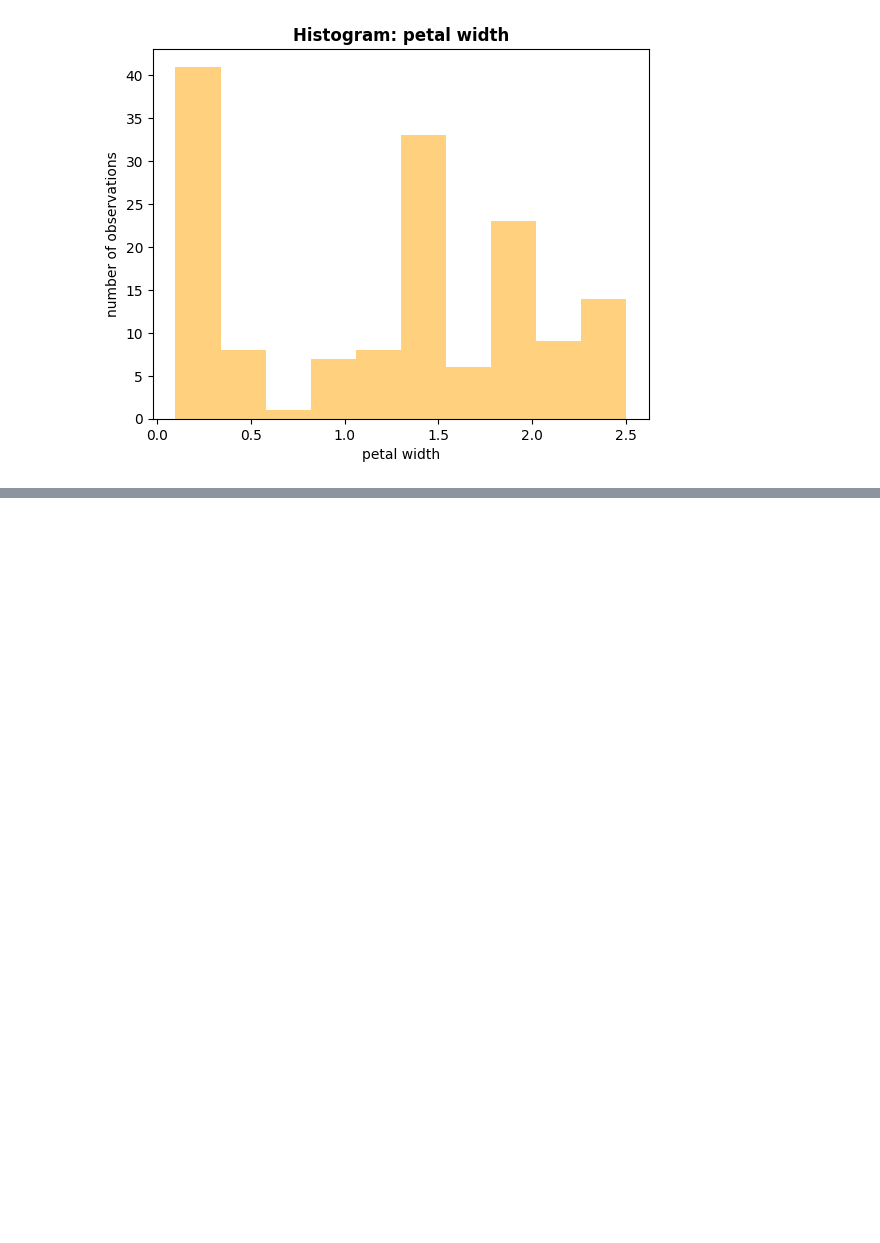
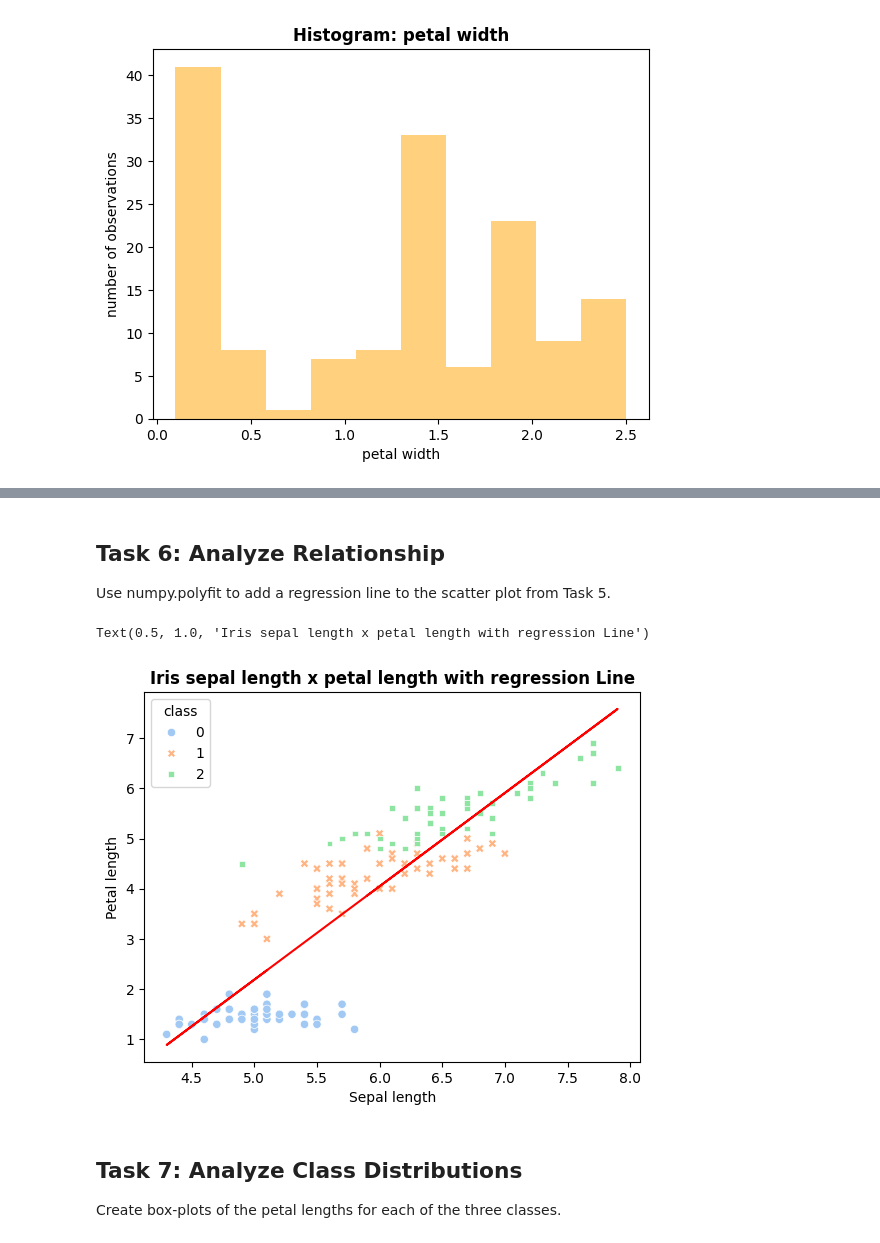
Before and after one commit to quyenphanlyons/data_analytics, a Jupyter notebook: tasks.ipynb, the cells around one changed output, grey strips where cells are left out. Drawn from its saved outputs; the diff is of its cells as text; code cells hidden in the pictures; blank space fills up the shorter version.

```diff
--- a/tasks.ipynb
+++ b/tasks.ipynb
@@ -144,0 +148,28 @@ plt.legend(title='Classes')
+# %% [markdown]
+## Task 6: Analyze Relationship
+Use numpy.polyfit to add a regression line to the scatter plot from Task 5.
+# %%
+#x = iris.data[:,0]  # Sepal length
+#y = iris.data[:,2]  # Petal length
+
+# polifit calculates the coefficients of the regression line, 1 for linear regression
+coef = np.polyfit(x, y, 1)
+# poly1d represents the regression's equation
+reg = np.poly1d(coef)
+
+# Create the scatter plot
+sns.scatterplot(x=x,y=y,data=iris_array,hue='class',style='class',palette='pastel')
+
+# Plot the regression line
+plt.plot(x, reg(x), color='red')
+
+# Add labels and title
+plt.xlabel('Sepal length')
+plt.ylabel('Petal length')
+plt.title('Iris sepal length x petal length with regression Line', fontweight='bold')
+# %% [output]
+Text(0.5, 1.0, 'Iris sepal length x petal length with regression Line')
+[figure, added]
+# %% [markdown]
+## Task 7: Analyze Class Distributions
+Create box-plots of the petal lengths for each of the three classes.
```
Also changed, not shown: parts of 12 cells of this notebook.
